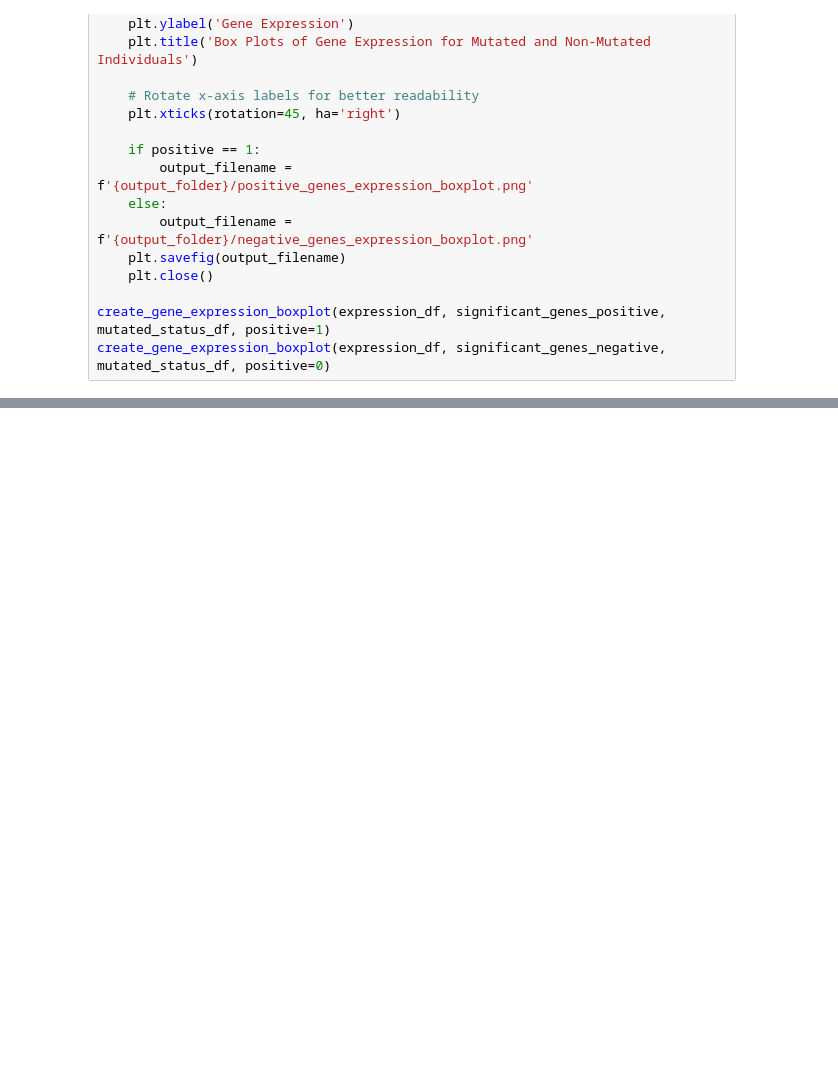
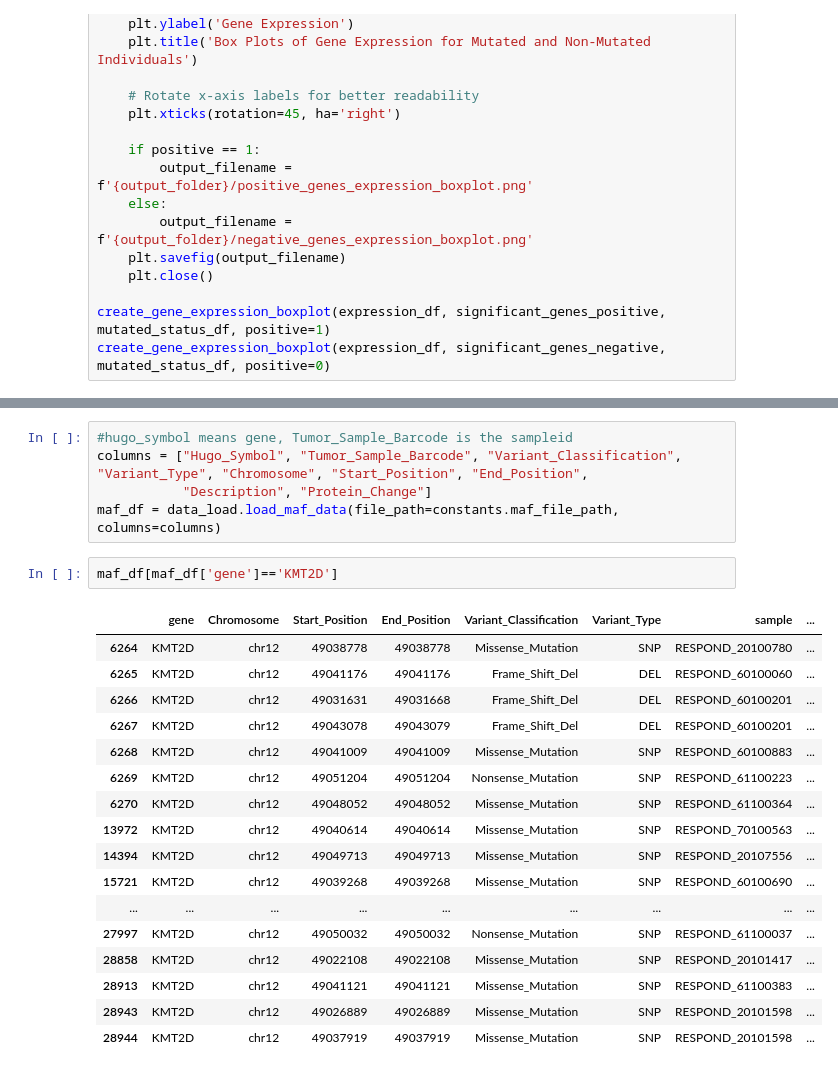
Before and after one commit to MeltemTutar/huang, a Jupyter notebook: Respond/Mutated_gene_expression_explore.ipynb, the cells around one changed output, grey strips where cells are left out. Drawn from its saved outputs; the diff is of its cells as text; blank space fills up the shorter version.

```diff
--- a/Respond/Mutated_gene_expression_explore.ipynb
+++ b/Respond/Mutated_gene_expression_explore.ipynb
@@ -475,0 +499,25 @@ create_gene_expression_boxplot(expression_df, significant_genes_negative, mutate
+# %%
+#hugo_symbol means gene, Tumor_Sample_Barcode is the sampleid
+columns = ["Hugo_Symbol", "Tumor_Sample_Barcode", "Variant_Classification", "Variant_Type", "Chromosome", "Start_Position", "End_Position",
+           "Description", "Protein_Change"]
+maf_df = data_load.load_maf_data(file_path=constants.maf_file_path, columns=columns)
+# %%
+maf_df[maf_df['gene']=='KMT2D']
+# %% [output]
+|  | gene | Chromosome | Start_Position | End_Position | Variant_Classification | Variant_Type | sample | ... |
+| 6264 | KMT2D | chr12 | 49038778 | 49038778 | Missense_Mutation | SNP | RESPOND_20100780 | ... |
+| 6265 | KMT2D | chr12 | 49041176 | 49041176 | Frame_Shift_Del | DEL | RESPOND_60100060 | ... |
+| 6266 | KMT2D | chr12 | 49031631 | 49031668 | Frame_Shift_Del | DEL | RESPOND_60100201 | ... |
+| 6267 | KMT2D | chr12 | 49043078 | 49043079 | Frame_Shift_Del | DEL | RESPOND_60100201 | ... |
+| 6268 | KMT2D | chr12 | 49041009 | 49041009 | Missense_Mutation | SNP | RESPOND_60100883 | ... |
+| 6269 | KMT2D | chr12 | 49051204 | 49051204 | Nonsense_Mutation | SNP | RESPOND_61100223 | ... |
+| 6270 | KMT2D | chr12 | 49048052 | 49048052 | Missense_Mutation | SNP | RESPOND_61100364 | ... |
+| 13972 | KMT2D | chr12 | 49040614 | 49040614 | Missense_Mutation | SNP | RESPOND_70100563 | ... |
+| 14394 | KMT2D | chr12 | 49049713 | 49049713 | Missense_Mutation | SNP | RESPOND_20107556 | ... |
+| 15721 | KMT2D | chr12 | 49039268 | 49039268 | Missense_Mutation | SNP | RESPOND_60100690 | ... |
+| ... | ... | ... | ... | ... | ... | ... | ... | ... |
+| 27997 | KMT2D | chr12 | 49050032 | 49050032 | Nonsense_Mutation | SNP | RESPOND_61100037 | ... |
+| 28858 | KMT2D | chr12 | 49022108 | 49022108 | Missense_Mutation | SNP | RESPOND_20101417 | ... |
+| 28913 | KMT2D | chr12 | 49041121 | 49041121 | Missense_Mutation | SNP | RESPOND_61100383 | ... |
+| 28943 | KMT2D | chr12 | 49026889 | 49026889 | Missense_Mutation | SNP | RESPOND_20101598 | ... |
+| 28944 | KMT2D | chr12 | 49037919 | 49037919 | Missense_Mutation | SNP | RESPOND_20101598 | ... |
```
Also changed, not shown: parts of 11 cells of this notebook, 6 other files.
